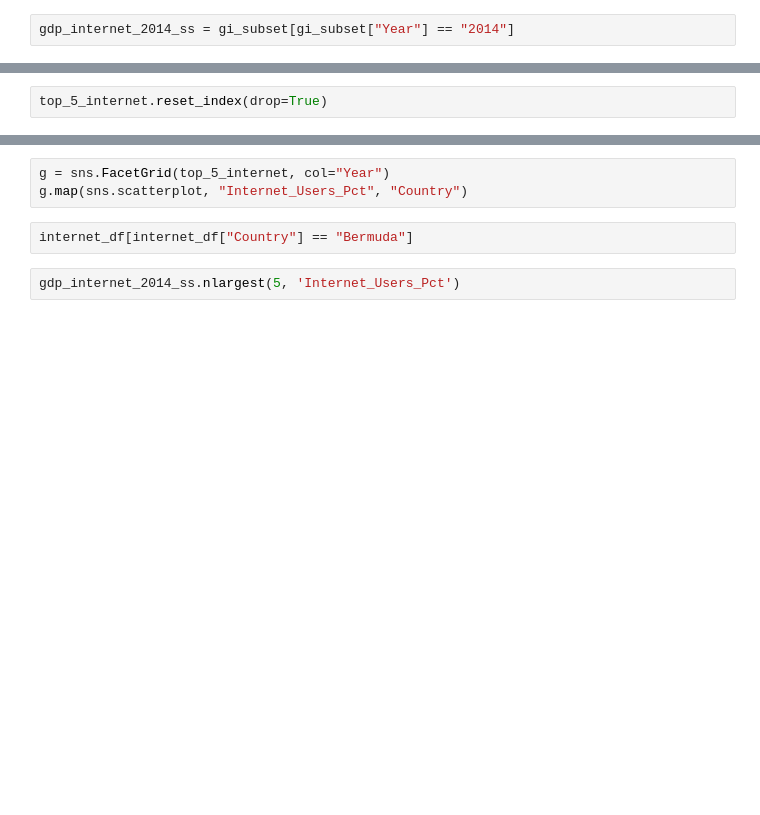
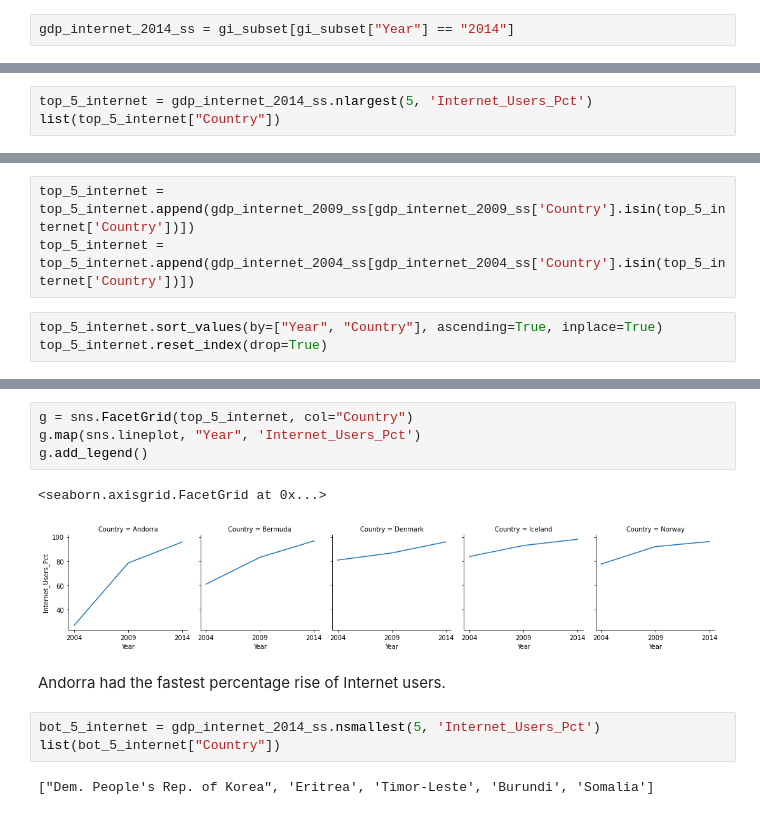
Before and after one commit to ripplesphere/dd3_gdp_internet, a Jupyter notebook: notebooks/un_data.ipynb, the cells around one changed output, grey strips where cells are left out. Cells and saved outputs as stored; diff of their text form; blank space fills up the shorter version.

```diff
--- a/notebooks/un_data.ipynb
+++ b/notebooks/un_data.ipynb
@@ -204,0 +371,3 @@ top_5_internet = pd.concat([gdp_internet_2004_ss.nlargest(5, 'Internet_Users_Pct
+# %%
+top_5_internet = gdp_internet_2014_ss.nlargest(5, 'Internet_Users_Pct')
+list(top_5_internet["Country"])
@@ -205,2 +376,6 @@ top_5_internet = pd.concat([gdp_internet_2004_ss.nlargest(5, 'Internet_Users_Pct
+# %%
+top_5_internet = top_5_internet.append(gdp_internet_2009_ss[gdp_internet_2009_ss['Country'].isin(top_5_internet['Country'])])
+top_5_internet = top_5_internet.append(gdp_internet_2004_ss[gdp_internet_2004_ss['Country'].isin(top_5_internet['Country'])])
 # %%
+top_5_internet.sort_values(by=["Year", "Country"], ascending=True, inplace=True)
 top_5_internet.reset_index(drop=True)
@@ -207,7 +399,14 @@ top_5_internet.reset_index(drop=True)
 # %%
-g = sns.FacetGrid(top_5_internet, col="Year")
-g.map(sns.scatterplot, "Internet_Users_Pct", "Country")
+g = sns.FacetGrid(top_5_internet, col="Country")
+g.map(sns.lineplot, "Year", 'Internet_Users_Pct')
+g.add_legend()
+# %% [output]
+<seaborn.axisgrid.FacetGrid at 0x...>
+[figure, added]
-# %%
-internet_df[internet_df["Country"] == "Bermuda"]
-# %%
-gdp_internet_2014_ss.nlargest(5, 'Internet_Users_Pct')
+# %% [markdown]
+Andorra had the fastest percentage rise of Internet users.
+# %%
+bot_5_internet = gdp_internet_2014_ss.nsmallest(5, 'Internet_Users_Pct')
+list(bot_5_internet["Country"])
+# %% [output]
+["Dem. People's Rep. of Korea", 'Eritrea', 'Timor-Leste', 'Burundi', 'Somalia']
```
Also changed, not shown: parts of 53 cells of this notebook.
